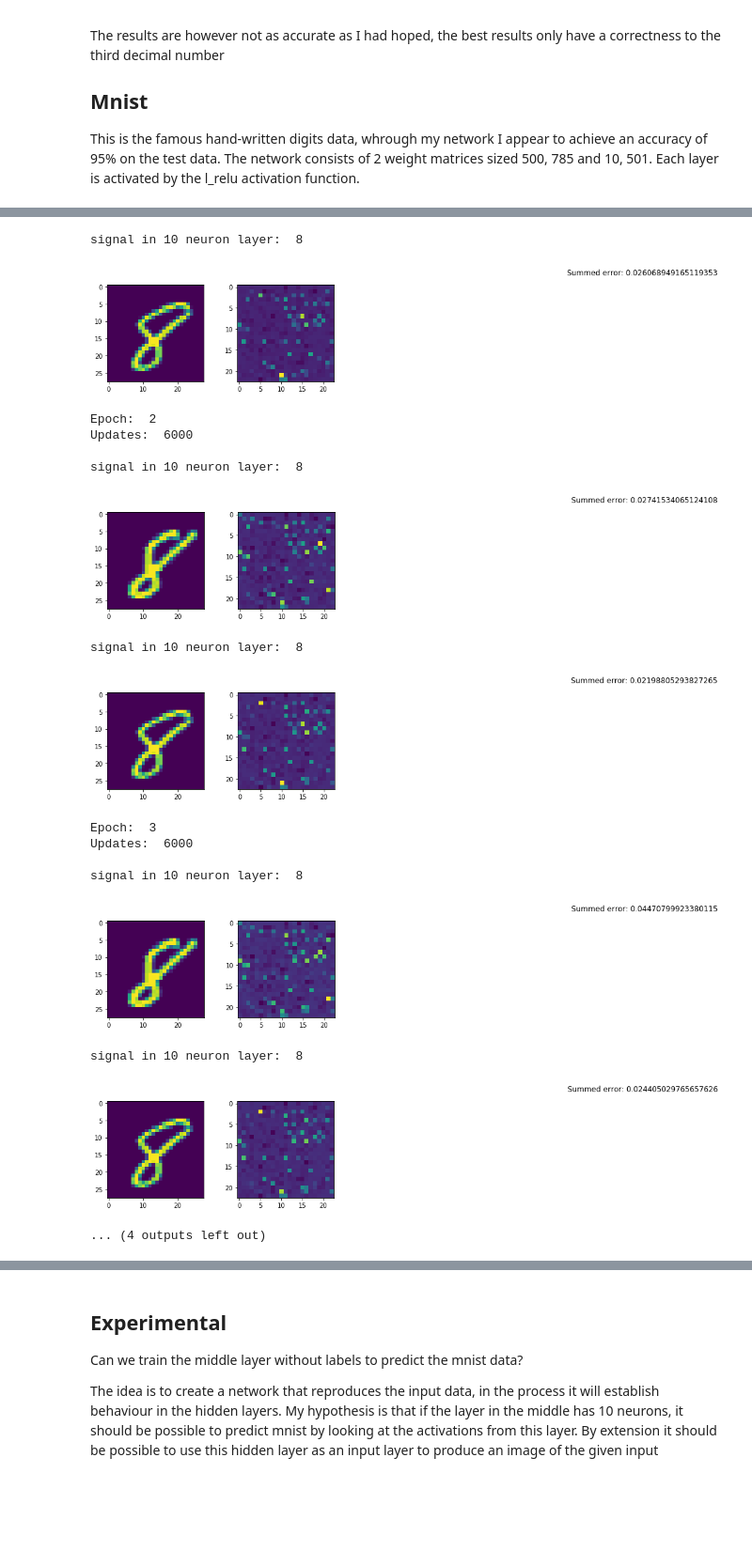
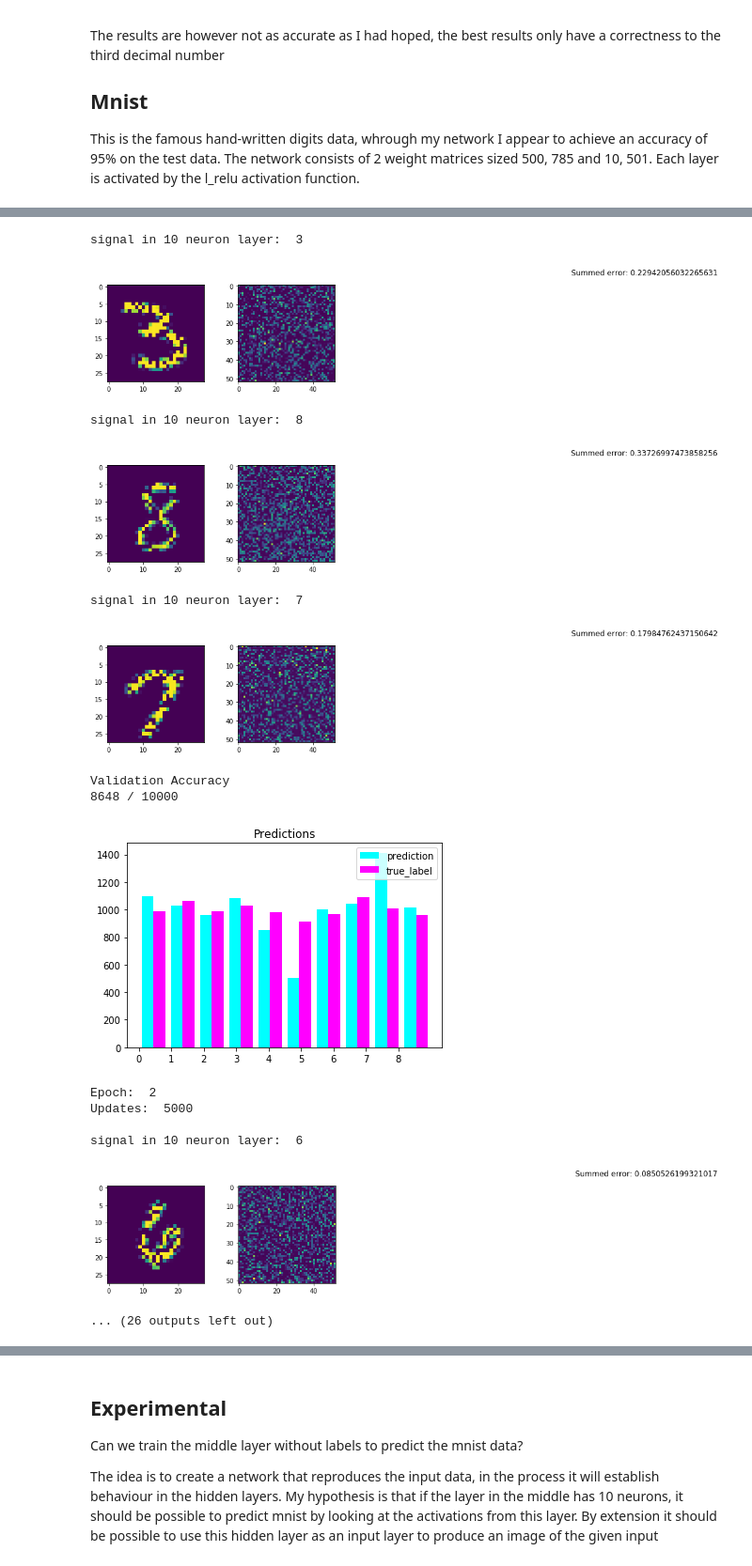
Before and after one commit to JoelSjoberg/Python-Neural-Network, a Jupyter notebook: Implementation.ipynb, the cells around one changed output, grey strips where cells are left out. Shown at 94% size. Drawn from its saved outputs; the diff is of its cells as text; code cells hidden in the pictures; blank space fills up the shorter version.

```diff
--- a/Implementation.ipynb
+++ b/Implementation.ipynb
@@ -24,6 +24,23 @@ def one_hot_encode(x, size = 10):
     arr = np.zeros((size,1))
     arr[x] = 1
     return arr
+
+# Drop naurons from layer with p chance
+def layer_dropout(x, p = 0.3):
+
+    if p == 0:
+        return x
+
+    layer = np.ones_like(x)
+    drops = np.random.choice(
+    np.arange(layer.size),
+    replace = False,
+    size = int(layer.size * p))
+
+    layer[drops] = 0
+
+    return np.multiply(x, layer)
+
 
 # displayMe will show an image of the activations to display the networks accuracy.
 # Does not work if the number of neurons in a givn layer is not a perfect square
@@ -277,12 +311,17 @@ print("data dimensions: ", img_dim)
 print("example dimension: ", training_examples[0].shape)
 
 
+# One hot encode the labeled data
 train_l_encoded = []
 test_l_encoded = []
 [train_l_encoded.append(one_hot_encode(x)) for x in training_labels]
 [test_l_encoded.append(one_hot_encode(x)) for x in test_labels]
 print(train_l_encoded[0])
 print(training_labels[0])
+
+# Validation set, take the last 10,000 examples for validation
+validation_examples = training_examples[50000: 60000]
+validation_labels = train_l_encoded[50000: 60000]
 # %% [output]
 (60000, 784, 1)
 Number of training examples and test examples:  60000 ,  10000
@@ -699,21 +765,21 @@ This is the famous hand-written digits data, whrough my network I appear to achi
 The network consists of 2 weight matrices sized 500, 785 and 10, 501. Each layer is activated by the l_relu activation function.
 # %%
 np.random.seed(0)
-NN = NeuralNetwork([784, 23**2, 10], [l_relu, l_relu])
+NN = NeuralNetwork([784, 52**2, 10], [l_relu, l_relu])
 
-num = 60000
+num = 50000
 
-
-NN.batch_training(training_examples[0:num],
-               train_l_encoded[0:num],
+NN.batch_training(training_examples[0:num], train_l_encoded[0:num],
+                  valid_examples = validation_examples, valid_labels = validation_labels,
+                  test_examples = test_examples, test_labels = test_l_encoded,
                epochs = 3,
-               alpha = 0.1,
+               alpha = 0.01,
+               dropout = 0.4,
                batch_size = 10,
+               reg_term = 0.001,
                vocal=True,
                overfit = False,
                display_signals = True,
-               display_freq = 2999)
-
-NN.test(test_examples, test_labels)
+               display_freq = 1000)
 # %% [output]
 Epoch:  1
@@ -724,18 +790,16 @@ signal in 10 neuron layer:  8
-signal in 10 neuron layer:  8
+signal in 10 neuron layer:  3
-[figure, old version]
+[figure, new version]
-Epoch:  2
-Updates:  6000
-
 signal in 10 neuron layer:  8
-[figure, old version]
+[figure, new version]
-signal in 10 neuron layer:  8
+signal in 10 neuron layer:  7
-[figure, old version]
+[figure, new version]
-Epoch:  3
-Updates:  6000
-
-signal in 10 neuron layer:  8
+Validation Accuracy
+8648 / 10000
-[figure, old version]
+[figure, new version]
-signal in 10 neuron layer:  8
+Epoch:  2
+Updates:  5000
+
+signal in 10 neuron layer:  6
-[figure, old version]
+[figure, new version]
-... (4 outputs left out)
+... (26 outputs left out)
 # %% [markdown]
```
Also changed, not shown: parts of 15 cells of this notebook.
